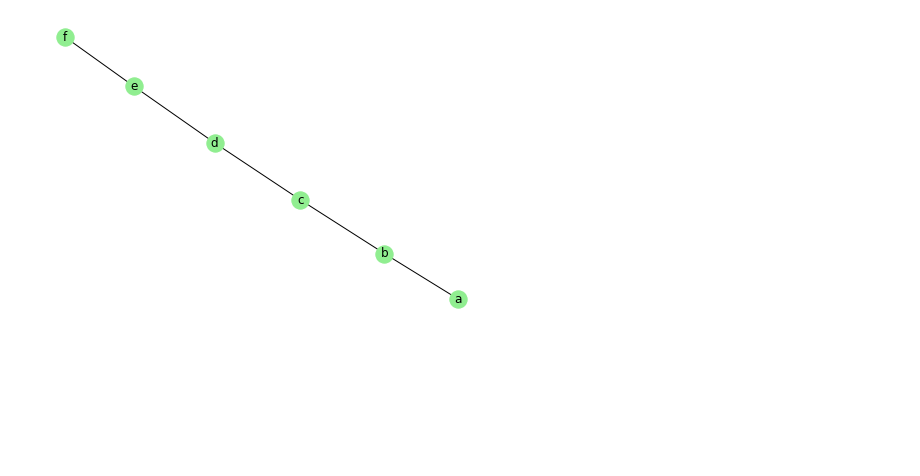
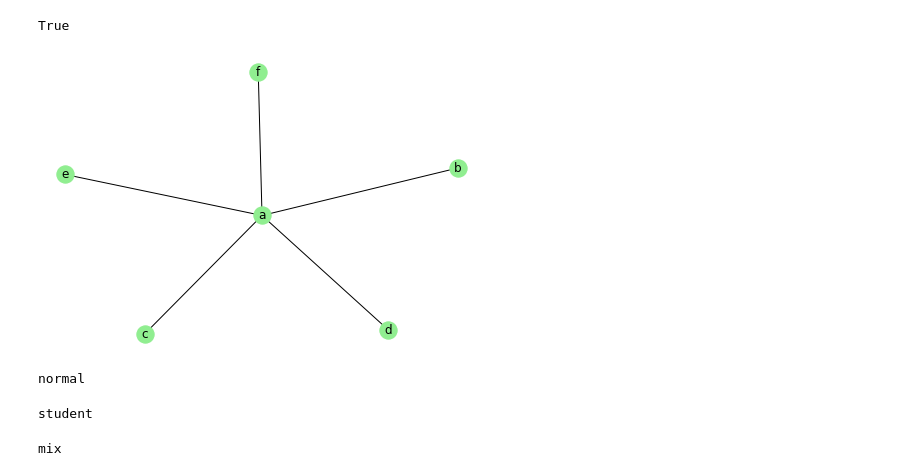
Before and after one commit to kislN/SignProcedure, a Jupyter notebook: comparison_result.ipynb, the cells around one changed output. Saved outputs shown, nothing was run; the diff lists cells and outputs as text; code cells hidden in the pictures; blank space fills up the shorter version.

Commit message:
add comparison functions for normal, Student and mix distributions                          for sign, Pearson procedures and tests                          for Prim and Kruskal algorithms

```diff
--- a/comparison_result.ipynb
+++ b/comparison_result.ipynb
@@ -59,0 +69,11 @@ nx.draw(ref_MST1, with_labels=True, node_color='lightgreen')
+# %%
+stcks = ['a', 'b', 'c', 'd', 'e', 'f']
+corr = [[1, 0.4, 0.4, 0.4, 0.4, 0.4],\
+        [0.4, 1, 0, 0, 0, 0],\
+        [0.4, 0, 1, 0, 0, 0],\
+        [0.4, 0, 0, 1, 0, 0],\
+        [0.4, 0, 0, 0, 1, 0],\
+        [0.4, 0, 0, 0, 0, 1]]
+
+corr = np.corrcoef(norm_seq(corr, 1000))
+corr
@@ -60,7 +93,16 @@ nx.draw(ref_MST1, with_labels=True, node_color='lightgreen')
 # %%
+ref_MST1 = create_Kruskal_MST(corr, stcks)
+
 ref_MST2 = create_Prim_MST(corr, stcks)
+
+print(sorted(ref_MST1.degree) == sorted(ref_MST2.degree))
 nx.draw(ref_MST2, with_labels=True, node_color='lightgreen')
 # %% [output]
+True
-[figure, old version]
+[figure, new version]
 # %%
-total_compare(ref_MST1, corr, stcks, 'path')
+total_compare(ref_MST1, corr, stcks, 'star')
+# %% [output]
+normal
+student
+mix
```
Also changed, not shown: parts of 8 cells of this notebook, 5 other files.
